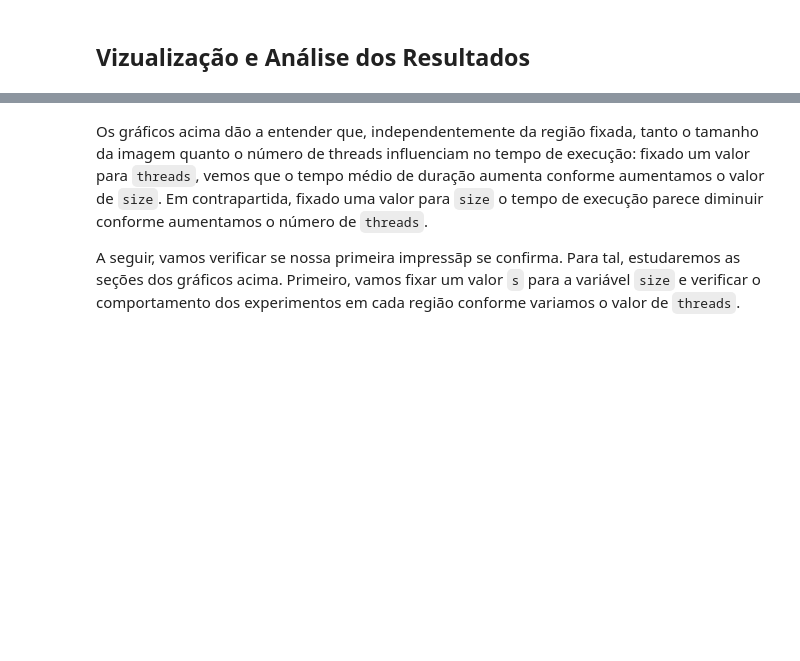
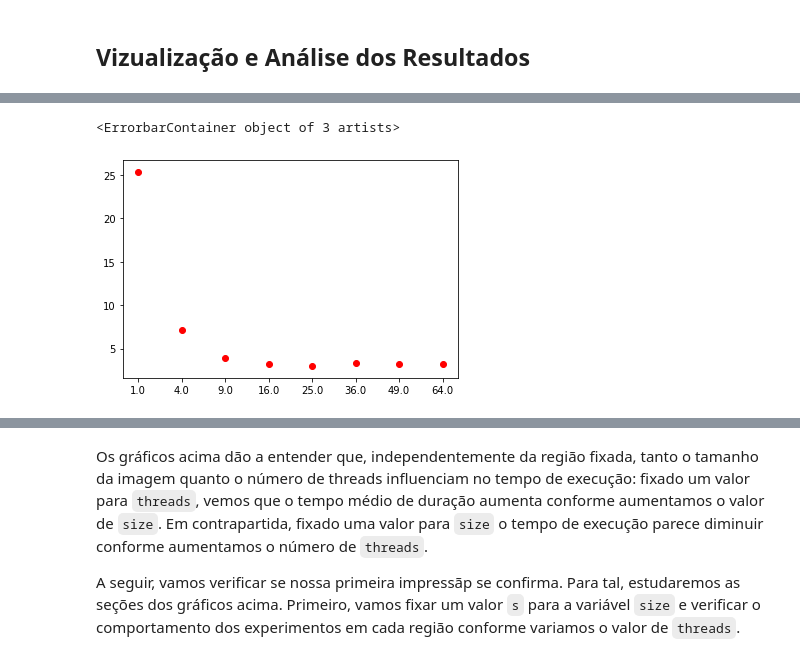
Before and after one commit to martinoni/parallel-ep2, a Jupyter notebook: ep2/src/Report.ipynb, the cells around one changed output, grey strips where cells are left out. Drawn from its saved outputs; the diff is of its cells as text; code cells hidden in the pictures; blank space fills up the shorter version.

```diff
--- a/ep2/src/Report.ipynb
+++ b/ep2/src/Report.ipynb
@@ -266 +189,39 @@ end
+# %%
+def describe_results(data, repetitions = 15):
+    lista_mpi = []
+    lista_cuda = []
+    for i in tqdm(range(0, data.shape[0], 15)):
+        data_aux = data.iloc[i:(i+14)].describe()
+        if data.iloc[i].loc['method'] == 'mpi':
+            lista_mpi.append({
+                'method': data.iloc[i].loc['method'],
+                'n_mpi_process': str(data.iloc[i].loc['n_mpi_process']),
+                'mean_duration_clock': data_aux.loc['mean'][0],
+                'std_duration_clock': data_aux.loc['std'][0],
+                'mean_duration_mono': data_aux.loc['mean'][1],
+                'std_duration_mono': data_aux.loc['std'][1],
+                'mean_duration_sys': data_aux.loc['mean'][2],
+                'std_duration_sys': data_aux.loc['std'][2],
+                'n_interactions': repetitions
+            })
+        else:
+            lista_cuda.append({
+                'method': data.iloc[i].loc['method'],
+                'x_grid_cuda': data.iloc[i].loc['x_grid_cuda'],
+                'y_grid_cuda': data.iloc[i].loc['y_grid_cuda'],
+                'x_block_cuda': data.iloc[i].loc['x_block_cuda'],
+                'y_block_cuda': data.iloc[i].loc['y_block_cuda'],
+                'mean_duration_clock': data_aux.loc['mean'][0],
+                'std_duration_clock': data_aux.loc['std'][0],
+                'mean_duration_mono': data_aux.loc['mean'][1],
+                'std_duration_mono': data_aux.loc['std'][1],
+                'mean_duration_sys': data_aux.loc['mean'][2],
+                'std_duration_sys': data_aux.loc['std'][2],
+                'n_interactions': repetitions
+            })
+
+    return {
+        'mpi':lista_mpi,
+        'cuda':lista_cuda
+    }
 # %% [markdown]
@@ -292,2 +229,6 @@ parsed_results=CSV.read("parsed_results.csv")
+# %%
+resumo_experimentos = describe_results(data)
+resumo_mpi = pd.DataFrame(resumo_experimentos['mpi'])
+resumo_cuda = pd.DataFrame(resumo_experimentos['cuda'])
 # %% [markdown]
 ## Vizualização e Análise dos Resultados
@@ -439,0 +242,6 @@ plot(p1,p2,p3,p4 ,layout=(2,2))
+# %%
+plt.errorbar(resumo_mpi['n_mpi_process'], resumo_mpi['mean_duration_clock'],
+             yerr = 2*resumo_mpi['std_duration_clock'], fmt='ro')
+# %% [output]
+<ErrorbarContainer object of 3 artists>
+[figure, added]
```
Also changed, not shown: parts of 49 cells of this notebook, 3 other files.
